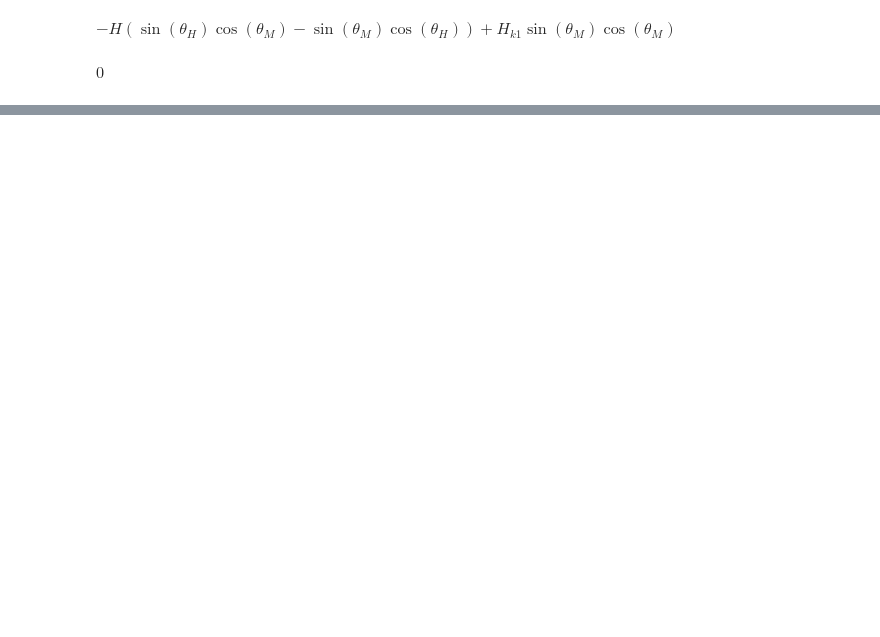
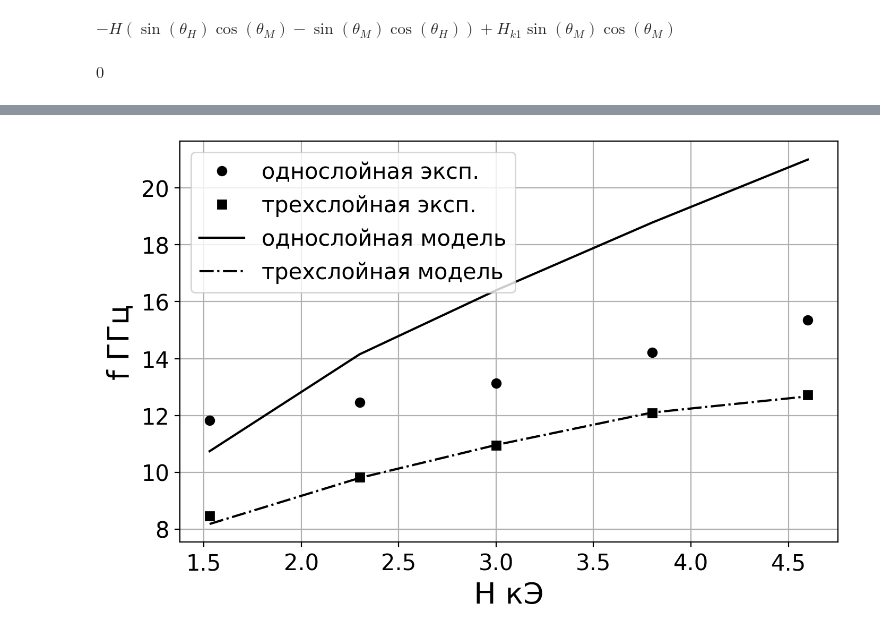
Before and after one commit to sashabusse/LLG_INT, a Jupyter notebook: any_tmp.ipynb, the cells around one changed output, grey strips where cells are left out. Saved outputs shown, nothing was run; the diff lists cells and outputs as text; code cells hidden in the pictures; blank space fills up the shorter version.

```diff
--- a/any_tmp.ipynb
+++ b/any_tmp.ipynb
@@ -81,0 +82,59 @@ $\displaystyle - H^{2} \left(\sin{\left(\theta_{H} \right)} \sin{\left(\theta_{M
+# %%
+x = np.array([
+    1.53,
+    2.3,
+    3,
+    3.8,
+    4.6
+])
+
+f1_exp = np.array([
+    11.82,
+    12.46,
+    13.13,
+    14.22,
+    15.36
+])
+
+f2_exp = np.array([
+    8.46,
+    9.83,
+    10.95,
+    12.09,
+    12.72
+])
+
+f1_theor = np.array([
+    10.74,
+    14.15,
+    16.4,
+    18.78,
+    21
+])
+
+f2_theor = np.array([
+    8.18,
+    9.8,
+    10.96,
+    12.1,
+    12.67
+])
+
+
+plt.figure(figsize=(8,5), dpi=200)
+plt.xticks(fontsize=15)
+plt.yticks(fontsize=15)
+plt.xlabel("H кЭ", fontsize=20)
+plt.ylabel("f ГГц", fontsize=20)
+
+
+plt.plot(x, f1_exp, 'ko', label='однослойная эксп.');
+plt.plot(x, f2_exp, 'ks', label='трехслойная эксп.');
+
+plt.plot(x, f1_theor, 'k-', label='однослойная модель');
+plt.plot(x, f2_theor, 'k-.', label='трехслойная модель');
+
+plt.legend(fontsize = 15)
+plt.grid(True)
+# %% [output]
+[figure, added]
```
Also changed, not shown: 6 other files.
